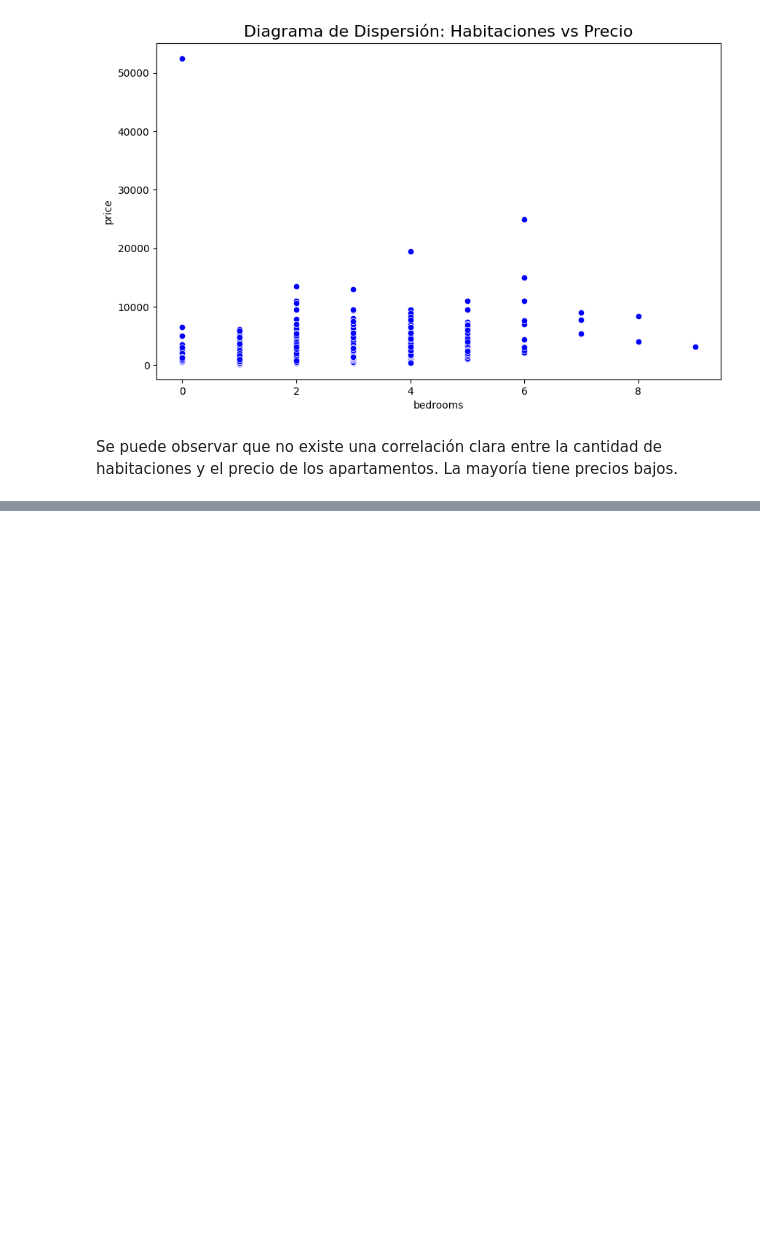
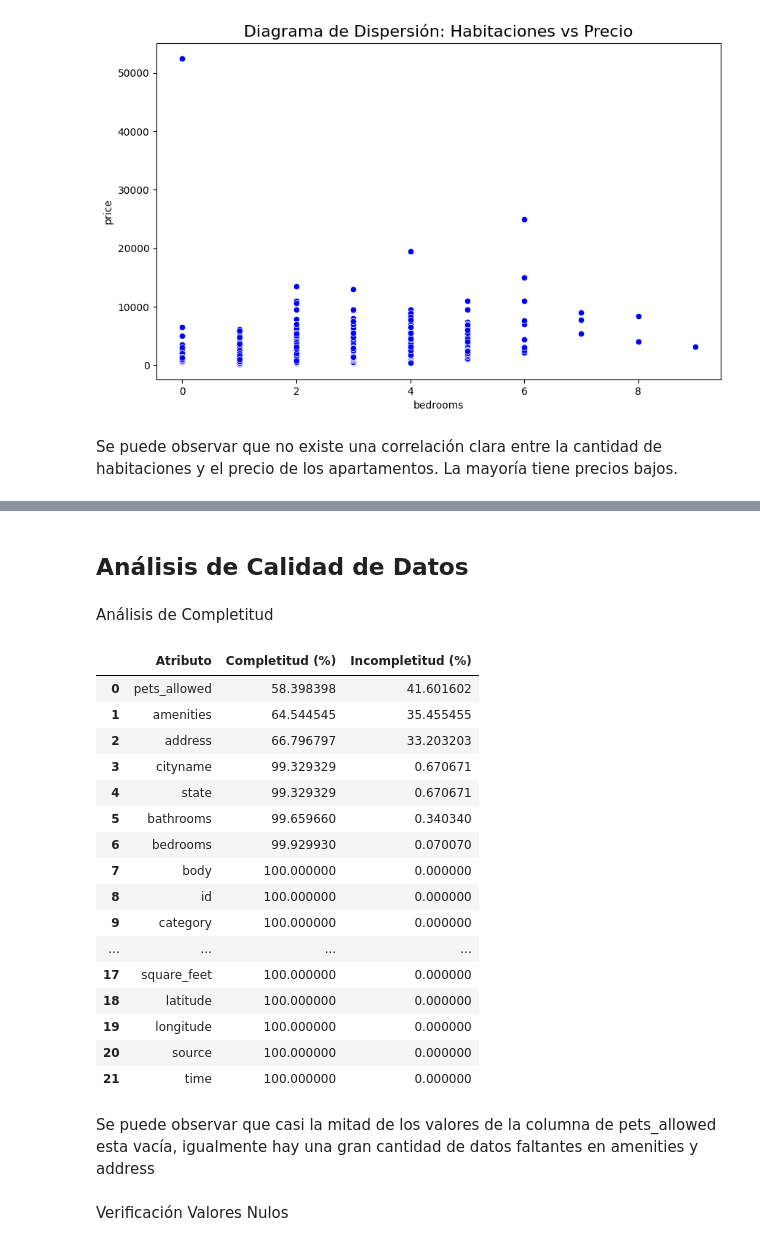
Before and after one commit to WilliamBayona/Proyecto-2, a Jupyter notebook: Exploración/Exploración.ipynb, the cells around one changed output, grey strips where cells are left out. Drawn from its saved outputs; the diff is of its cells as text; code cells hidden in the pictures; blank space fills up the shorter version.

Commit message:
Terminada exploración de datos

```diff
--- a/Exploración/Exploración.ipynb
+++ b/Exploración/Exploración.ipynb
@@ -193,0 +193,33 @@ plt.show()
+# %% [markdown]
+##  Análisis de Calidad de Datos
+# %% [markdown]
+Análisis de Completitud
+# %%
+porctIncompletitudAtributo =  (100 * df.isnull().sum() / df.shape[0]).sort_values(ascending=False)
+pd.DataFrame({
+    "Atributo": porctIncompletitudAtributo.index,
+    "Completitud (%)": 100 - porctIncompletitudAtributo.values,
+    "Incompletitud (%)": porctIncompletitudAtributo.values
+})
+# %% [output]
+|  | Atributo | Completitud (%) | Incompletitud (%) |
+| 0 | pets_allowed | 58.398398 | 41.601602 |
+| 1 | amenities | 64.544545 | 35.455455 |
+| 2 | address | 66.796797 | 33.203203 |
+| 3 | cityname | 99.329329 | 0.670671 |
+| 4 | state | 99.329329 | 0.670671 |
+| 5 | bathrooms | 99.659660 | 0.340340 |
+| 6 | bedrooms | 99.929930 | 0.070070 |
+| 7 | body | 100.000000 | 0.000000 |
+| 8 | id | 100.000000 | 0.000000 |
+| 9 | category | 100.000000 | 0.000000 |
+| ... | ... | ... | ... |
+| 17 | square_feet | 100.000000 | 0.000000 |
+| 18 | latitude | 100.000000 | 0.000000 |
+| 19 | longitude | 100.000000 | 0.000000 |
+| 20 | source | 100.000000 | 0.000000 |
+| 21 | time | 100.000000 | 0.000000 |
+# %% [markdown]
+Se puede observar que casi la mitad de los valores de la columna de pets_allowed esta vacía, igualmente hay una gran cantidad de datos faltantes en amenities y address
+# %% [markdown]
+Verificación Valores Nulos
```
Also changed, not shown: parts of 9 cells of this notebook.
